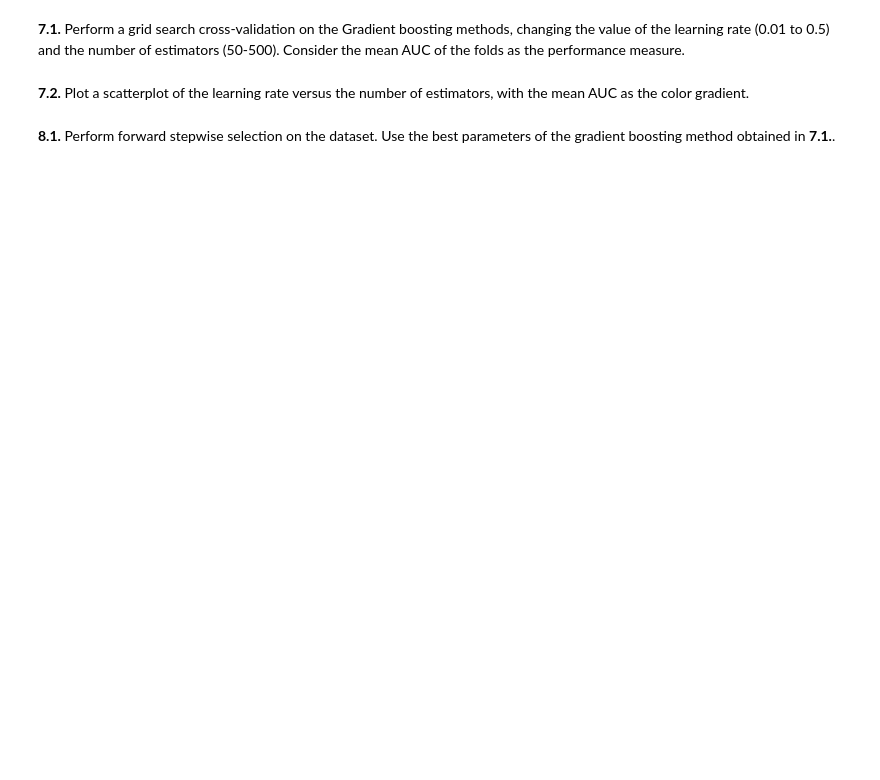
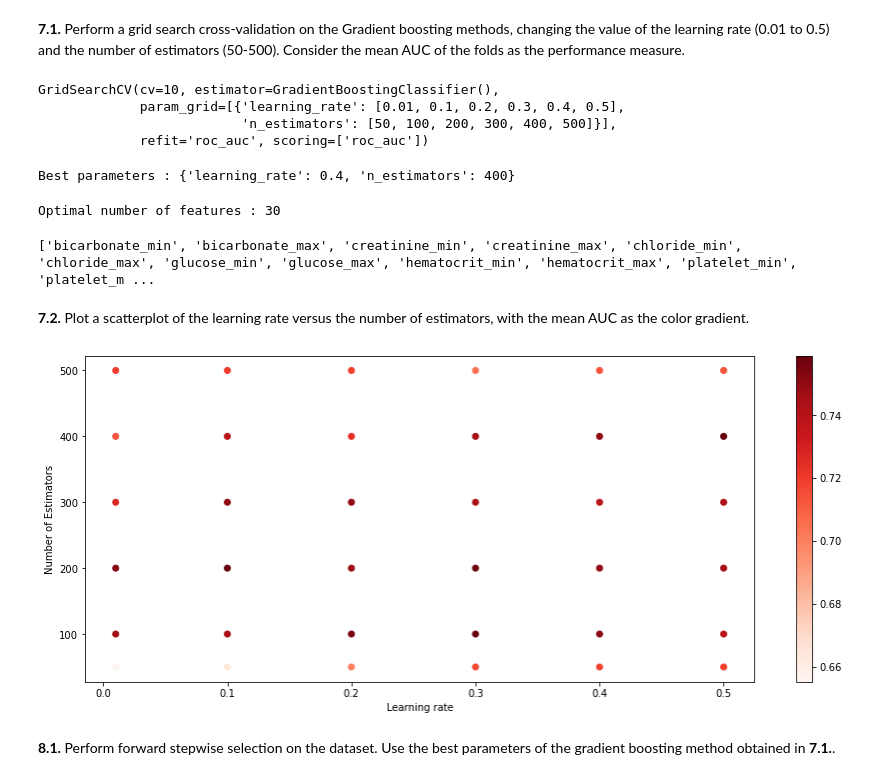
Before and after one commit to LuisLopes25/Assignment2, a Jupyter notebook: Assignment2_tofill.ipynb, the cells around one changed output. Drawn from its saved outputs; the diff is of its cells as text; code cells hidden in the pictures; blank space fills up the shorter version.

```diff
--- a/Assignment2_tofill.ipynb
+++ b/Assignment2_tofill.ipynb
@@ -299,6 +515,85 @@ dataset_table
 # %% [markdown]
 **7.1.** Perform a grid search cross-validation on the Gradient boosting methods, changing the value of the learning rate (0.01 to 0.5) and the number of estimators (50-500). Consider the mean AUC of the folds as the performance measure.
+# %%
+from sklearn.model_selection import GridSearchCV
+tuned_parameters = [{'learning_rate': [0.01, 0.1, 0.2, 0.3, 0.40, 0.5], 'n_estimators' : [50, 100, 200, 300, 400, 500]}]
+clf = GridSearchCV(GradientBoostingClassifier(), tuned_parameters, cv=10, refit = 'roc_auc', scoring=['roc_auc'])
+clf.fit(X_train,y_train)
+# %% [output]
+GridSearchCV(cv=10, estimator=GradientBoostingClassifier(),
+             param_grid=[{'learning_rate': [0.01, 0.1, 0.2, 0.3, 0.4, 0.5],
+                          'n_estimators': [50, 100, 200, 300, 400, 500]}],
+             refit='roc_auc', scoring=['roc_auc'])
+# %%
+print('Best parameters : ' + str(clf.best_params_))
+bestlr = clf.best_params_.get("learning_rate")
+bestnt = clf.best_params_.get("n_estimators")
+# %% [output]
+Best parameters : {'learning_rate': 0.4, 'n_estimators': 400}
+# %%
+from sklearn.pipeline import Pipeline
+from sklearn.feature_selection import RFECV
+rfecv = RFECV(estimator=classifier,
+              step=1,
+              cv=5,
+              scoring = 'roc_auc')
+rfecv.fit(X,y)
+pipeline  = Pipeline([('feature_sele',rfecv),
+                      ('clf_cv',clf)])
+
+pipeline.fit(X_train, y_train)
+pipeline.predict(X_test)
+
+print("Optimal number of features : %d" % rfecv.n_features_)
+# %% [output]
+Optimal number of features : 30
+# %%
+features=list(X.columns[rfecv.support_])
+print(features)
+# %% [output]
+['bicarbonate_min', 'bicarbonate_max', 'creatinine_min', 'creatinine_max', 'chloride_min', 'chloride_max', 'glucose_min', 'glucose_max', 'hematocrit_min', 'hematocrit_max', 'platelet_min', 'platelet_m ...
 # %% [markdown]
 **7.2.** Plot a scatterplot of the learning rate versus the number of estimators, with the mean AUC as the color gradient.
+# %%
+kfold = KFold(n_splits=10, shuffle=True, random_state=seed)
+estimators = [50, 100, 200, 300, 400, 500]
+learningrate = [0.01, 0.1, 0.2, 0.3, 0.40, 0.5]
+m_auc = []
+
+for e in range(0,6,1):
+    for l in range(0,6,1):
+
+        clf_rfc = GradientBoostingClassifier(n_estimators = estimators[e], learning_rate = learningrate[l], max_depth = 2, random_state = 1)
+        tprs = []
+        aucs = []
+
+        mean_fpr = np.linspace(0,1,100)
+
+        for i, (train,test) in enumerate(kfold.split(X,y)):
+            clf_rfc.fit(X.loc[train], y[train])
+            y_proba = clf_rfc.predict_proba(X.loc[test])
+            fpr, tpr, _ = roc_curve(y[test], y_proba[:,1])
+
+            interp_tpr = np.interp(mean_fpr, fpr, tpr)
+            interp_tpr[0] = 0.0
+
+            tprs.append(interp_tpr)
+            aucs.append(auc(fpr,tpr))
+
+        mean_tpr = np.mean(tprs, axis=0)
+        mean_tpr[-1] = 1.0
+        mean_auc = auc(mean_fpr, mean_tpr)
+        std_auc = np.std(aucs)
+
+        m_auc.append(mean_auc)
+# %%
+cv_results = pd.DataFrame(clf.cv_results_)
+plt.scatter(cv_results['param_learning_rate'], cv_results['param_n_estimators'], c = m_auc, cmap = 'Reds')
+cbar = plt.colorbar(orientation='vertical')
+plt.xlabel('Learning rate')
+plt.ylabel('Number of Estimators')
+plt.show()
+# %% [output]
+[figure, added]
 # %% [markdown]
 **8.1.** Perform forward stepwise selection on the dataset. Use the best parameters of the gradient boosting method obtained in **7.1.**.
```
Also changed, not shown: parts of 13 cells of this notebook.
